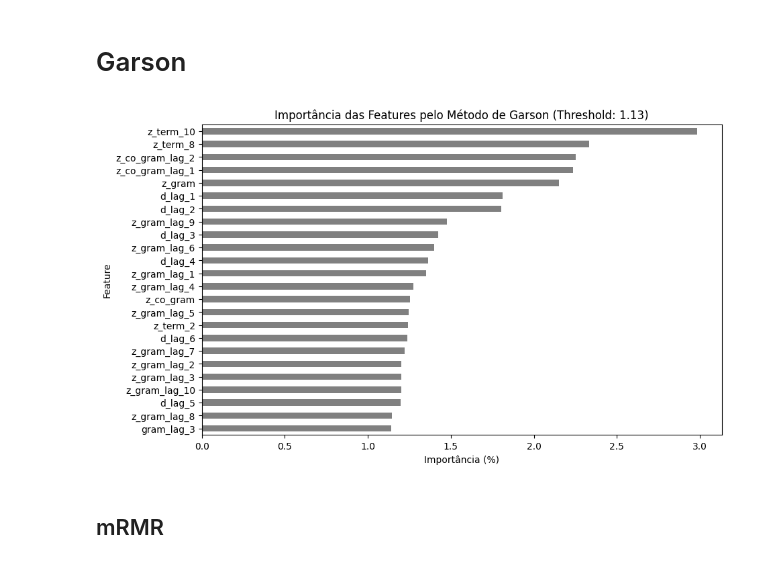
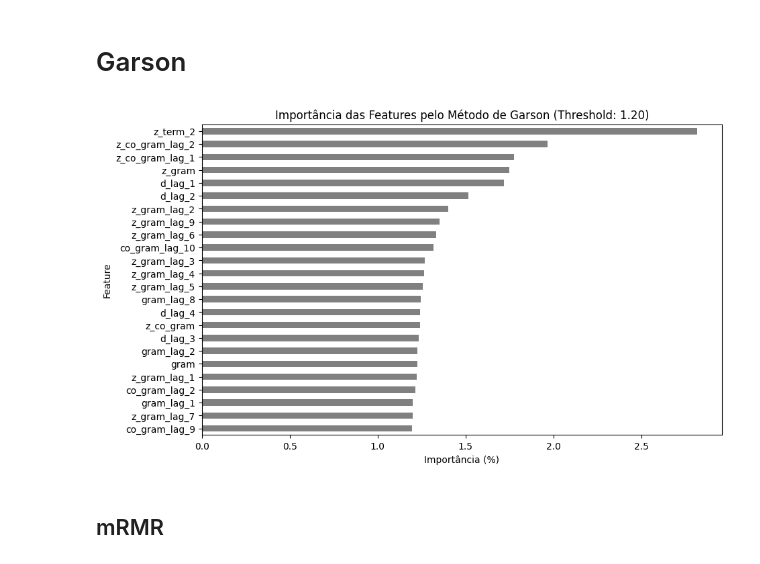
Before and after one commit to gddeazevedo/rgpe, a Jupyter notebook: notebooks/feature_selection_v4_riemann_features.ipynb, the cells around one changed output. Saved outputs shown, nothing was run; the diff lists cells and outputs as text; code cells hidden in the pictures.

```diff
--- a/notebooks/feature_selection_v4_riemann_features.ipynb
+++ b/notebooks/feature_selection_v4_riemann_features.ipynb
@@ -17,8 +17,8 @@ X = dataset.drop(columns=["distance"])
 y = dataset["distance"]
 
 split = int(0.8 * len(X))
-X_train = X[:split]
-y_train = y[:split],
+X = X[:split]
+y = y[:split]
 
 def plot_top_features(importance: pd.Series, title: str, xlabel: str, ylabel: str) -> None:
     plt.figure(figsize=(10, 6))
@@ -187,35 +187,35 @@ for h in range(nh):
         Q[i, h] = P[i, h] / denom
 
 Q = np.nan_to_num(Q)
 
 S = np.zeros(ni)
 
 for i in range(ni):
     for h in range(nh):
         S[i] += Q[i, h]
 
 RI = (S / S.sum()) * 100
 
 nn_importance = pd.Series(RI, index=X.columns)
 nn_importance_sorted = nn_importance.sort_values(ascending=False)
 
 threshold_nn = np.percentile(RI, 75)
 final_ranked_features = nn_importance[nn_importance > threshold_nn].sort_values(ascending=False)
 
 final_ranked_features.index.to_series().to_csv(
-    "../results/garson_method_feature_selection_v3.csv",
+    "../results/garson_method_feature_selection_v4.csv",
     index=False,
     header=["feature"]
 )
 
 plot_top_features(
     final_ranked_features,
     f"Importância das Features pelo Método de Garson (Threshold: {threshold_nn:.2f})",
     "Importância (%)",
     "Feature"
 )
 # %% [output]
-[figure, old version]
+[figure, new version]
 # %% [markdown]
 ## mRMR
 # %%
```
Also changed, not shown: parts of 4 cells of this notebook, 15 other files.
